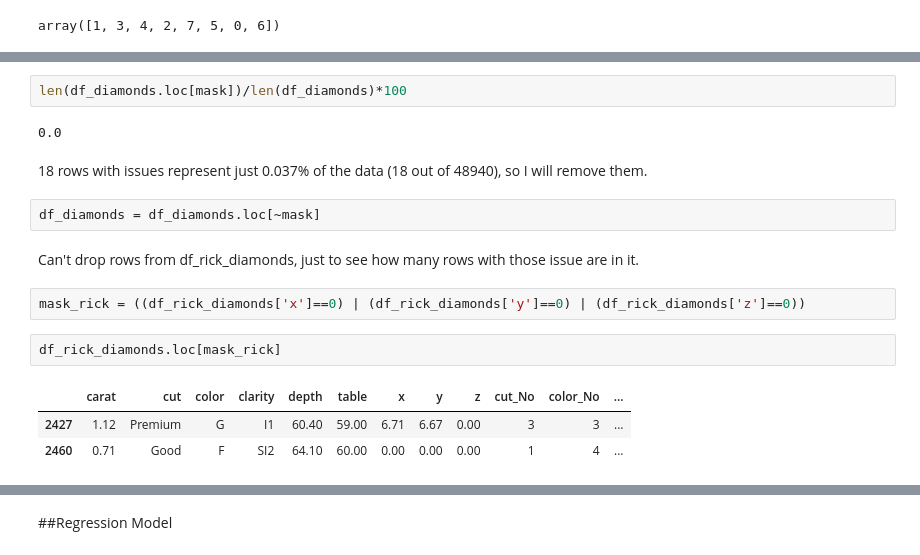
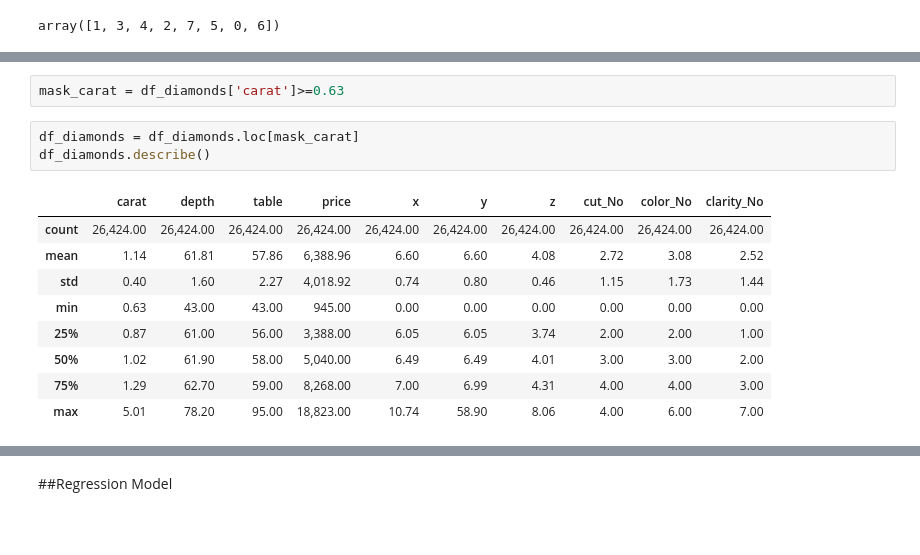
Before and after one commit to lenagrumbach/diamond_price_prediction, a Jupyter notebook: projeto_regressao_linear.ipynb, the cells around one changed output, grey strips where cells are left out. Cells and saved outputs as stored; diff of their text form; blank space fills up the shorter version.

```diff
--- a/projeto_regressao_linear.ipynb
+++ b/projeto_regressao_linear.ipynb
@@ -163,18 +187,15 @@ len(df_diamonds)
+# %%
+mask_carat = df_diamonds['carat']>=0.63
 # %%
-len(df_diamonds.loc[mask])/len(df_diamonds)*100
+df_diamonds = df_diamonds.loc[mask_carat]
+df_diamonds.describe()
 # %% [output]
-0.0
+|  | carat | depth | table | price | x | y | z | cut_No | color_No | clarity_No |
+| count | 26,424.00 | 26,424.00 | 26,424.00 | 26,424.00 | 26,424.00 | 26,424.00 | 26,424.00 | 26,424.00 | 26,424.00 | 26,424.00 |
+| mean | 1.14 | 61.81 | 57.86 | 6,388.96 | 6.60 | 6.60 | 4.08 | 2.72 | 3.08 | 2.52 |
+| std | 0.40 | 1.60 | 2.27 | 4,018.92 | 0.74 | 0.80 | 0.46 | 1.15 | 1.73 | 1.44 |
+| min | 0.63 | 43.00 | 43.00 | 945.00 | 0.00 | 0.00 | 0.00 | 0.00 | 0.00 | 0.00 |
+| 25% | 0.87 | 61.00 | 56.00 | 3,388.00 | 6.05 | 6.05 | 3.74 | 2.00 | 2.00 | 1.00 |
+| 50% | 1.02 | 61.90 | 58.00 | 5,040.00 | 6.49 | 6.49 | 4.01 | 3.00 | 3.00 | 2.00 |
+| 75% | 1.29 | 62.70 | 59.00 | 8,268.00 | 7.00 | 6.99 | 4.31 | 4.00 | 4.00 | 3.00 |
+| max | 5.01 | 78.20 | 95.00 | 18,823.00 | 10.74 | 58.90 | 8.06 | 4.00 | 6.00 | 7.00 |
-# %% [markdown]
-18 rows with issues represent just 0.037% of the data (18 out of 48940), so I will remove them.
-# %%
-df_diamonds = df_diamonds.loc[~mask]
-# %% [markdown]
-Can't drop rows from df_rick_diamonds, just to see how many rows with those issue are in it.
-# %%
-mask_rick = ((df_rick_diamonds['x']==0) | (df_rick_diamonds['y']==0) | (df_rick_diamonds['z']==0))
-# %%
-df_rick_diamonds.loc[mask_rick]
-# %% [output]
-|  | carat | cut | color | clarity | depth | table | x | y | z | cut_No | color_No | ... |
-| 2427 | 1.12 | Premium | G | I1 | 60.40 | 59.00 | 6.71 | 6.67 | 0.00 | 3 | 3 | ... |
-| 2460 | 0.71 | Good | F | SI2 | 64.10 | 60.00 | 0.00 | 0.00 | 0.00 | 1 | 4 | ... |
```
Also changed, not shown: parts of 19 cells of this notebook.
